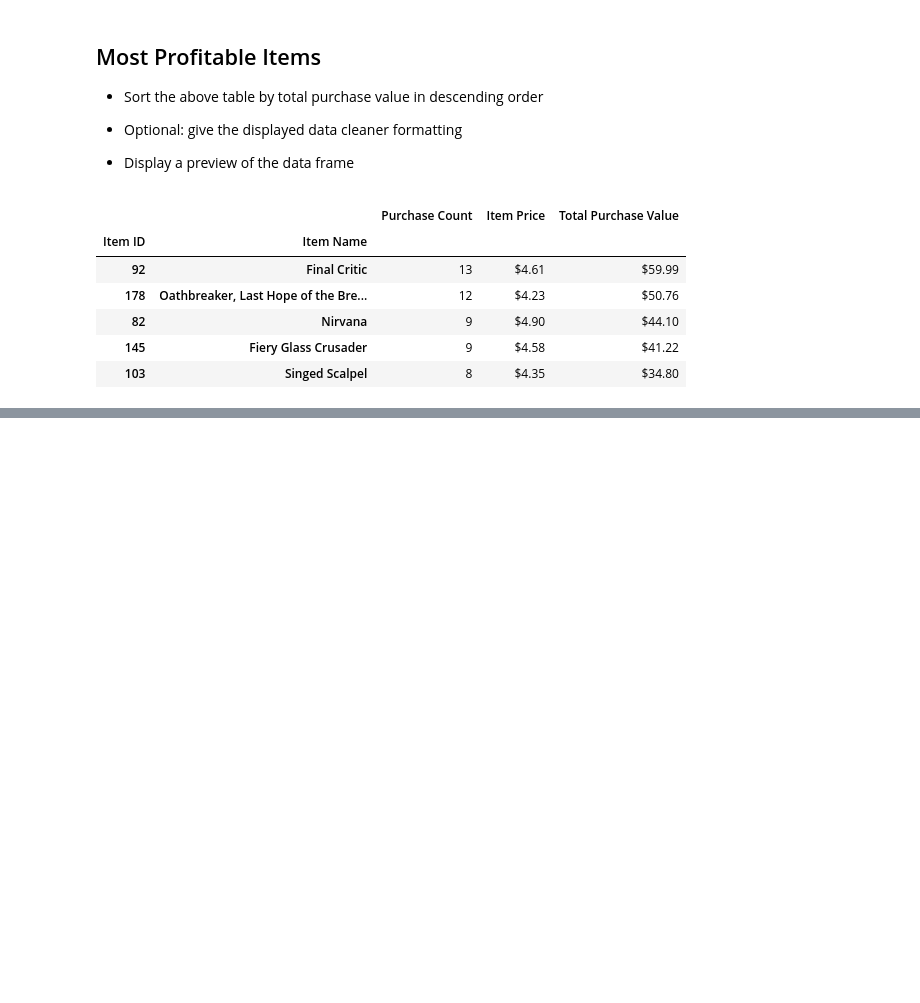
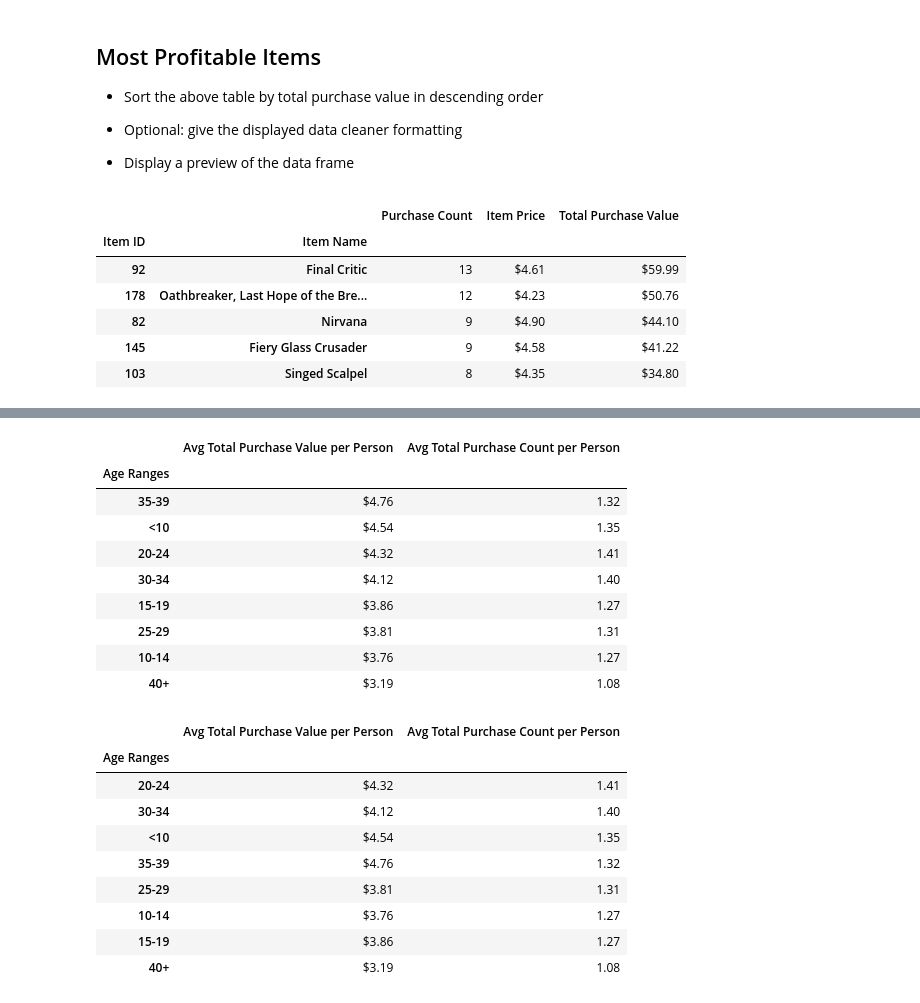
Before and after one commit to bnarath/pandas-challenge, a Jupyter notebook: HeroesOfPymoli/HeroesOfPymoli.ipynb, the cells around one changed output, grey strips where cells are left out. Cells and saved outputs as stored; diff of their text form; code cells hidden in the pictures; blank space fills up the shorter version.

```diff
--- a/HeroesOfPymoli/HeroesOfPymoli.ipynb
+++ b/HeroesOfPymoli/HeroesOfPymoli.ipynb
@@ -300,0 +330,46 @@ Most_Profitable_Items.head()
+# %%
+#To see "Average Total purchase Value per person" and "Average Total purchase Count per person" at various age groups
+PA_Age_Frame = purchase_data[['SN', 'Age', 'Price']].copy()
+PA_Age_Frame['Age Ranges'] = pd.cut(PA_Age_Frame.Age, bins=[-np.inf] + list(range(10, 41, 5)) + [np.inf], right=False, labels=['<10']+[f"{i}-{i+4}" for i in range(10, 36, 5)]+['40+'])
+
+
+#Please note that somehow PA_Age_Frame[['SN', 'Age Ranges', 'Price']].groupby('SN').agg({ 'Price':['sum', 'count'], 'Age Ranges':'first'}) is not
+#producing the desired result in my version of pandas. Hence, I am using a workaround for this
+PA_Age_Frame1= PA_Age_Frame[['SN', 'Age Ranges', 'Price']].groupby('SN').agg({ 'Price':['sum', 'count']})
+PA_Age_Frame1.columns = ['Total Purchase Value','Purchase Count']
+PA_Age_Frame2 = PA_Age_Frame[['SN', 'Age Ranges']].groupby('SN').first()
+#Join both the frames above
+PA_Age_Frame_per_player =  PA_Age_Frame1.join(PA_Age_Frame2, how="inner")
+#To get the avg per age group
+PA_Age_per_player = PA_Age_Frame_per_player.groupby('Age Ranges').agg('mean')
+PA_Age_per_player.columns = ['Avg Total Purchase Value per Person', 'Avg Total Purchase Count per Person']
+#Sorting and Visualization
+Sorted_Value_PA_Age_per_player = PA_Age_per_player.sort_values(by = 'Avg Total Purchase Value per Person', ascending=False)
+Sorted_Count_PA_Age_per_player= PA_Age_per_player.sort_values(by = 'Avg Total Purchase Count per Person', ascending=False)
+PA_Age_per_player = PA_Age_per_player.apply({'Avg Total Purchase Value per Person':"${:,.2f}".format, 'Avg Total Purchase Count per Person':"{:,.2f}".format})
+Sorted_Value_PA_Age_per_player = Sorted_Value_PA_Age_per_player.apply({'Avg Total Purchase Value per Person':"${:,.2f}".format, 'Avg Total Purchase Count per Person':"{:,.2f}".format})
+Sorted_Count_PA_Age_per_player = Sorted_Count_PA_Age_per_player.apply({'Avg Total Purchase Value per Person':"${:,.2f}".format, 'Avg Total Purchase Count per Person':"{:,.2f}".format})
+#Display
+Sorted_Value_PA_Age_per_player
+Sorted_Count_PA_Age_per_player
+# %% [output]
+|  | Avg Total Purchase Value per Person | Avg Total Purchase Count per Person |
+| Age Ranges |  |  |
+| 35-39 | $4.76 | 1.32 |
+| <10 | $4.54 | 1.35 |
+| 20-24 | $4.32 | 1.41 |
+| 30-34 | $4.12 | 1.40 |
+| 15-19 | $3.86 | 1.27 |
+| 25-29 | $3.81 | 1.31 |
+| 10-14 | $3.76 | 1.27 |
+| 40+ | $3.19 | 1.08 |
+|  | Avg Total Purchase Value per Person | Avg Total Purchase Count per Person |
+| Age Ranges |  |  |
+| 20-24 | $4.32 | 1.41 |
+| 30-34 | $4.12 | 1.40 |
+| <10 | $4.54 | 1.35 |
+| 35-39 | $4.76 | 1.32 |
+| 25-29 | $3.81 | 1.31 |
+| 10-14 | $3.76 | 1.27 |
+| 15-19 | $3.86 | 1.27 |
+| 40+ | $3.19 | 1.08 |
```
Also changed, not shown: parts of 9 cells of this notebook, 2 other files.
